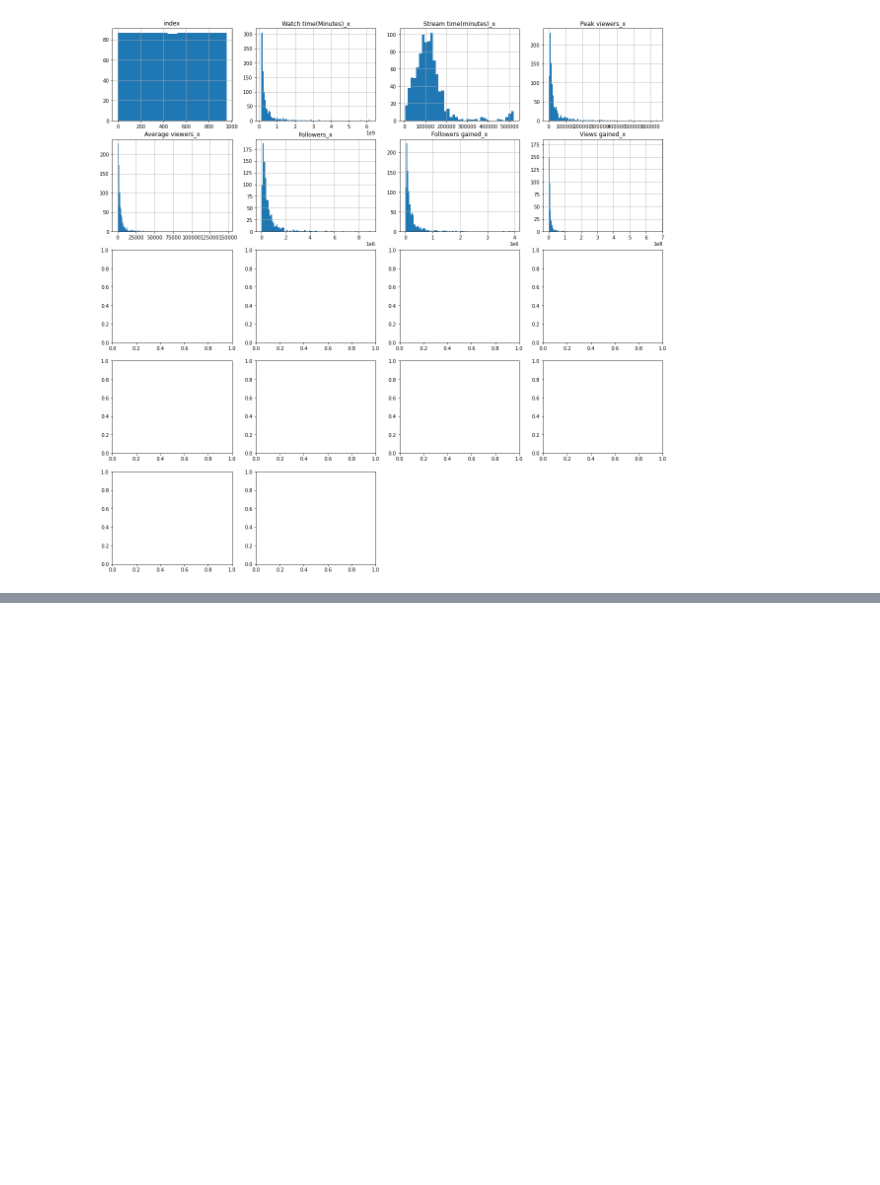
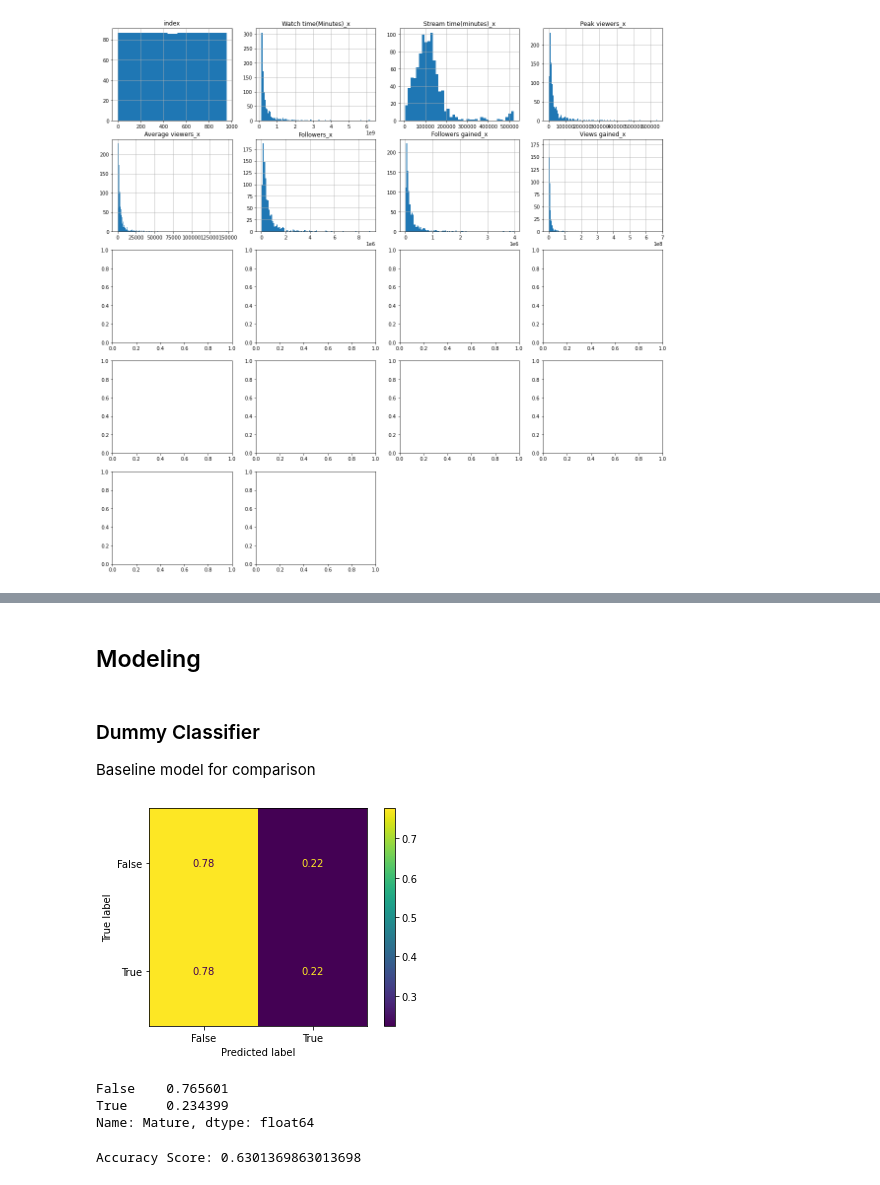
Before and after one commit to meowkaiser/Twitch-Analytics, a Jupyter notebook: Michael Schor Notebook.ipynb, the cells around one changed output, grey strips where cells are left out. Drawn from its saved outputs; the diff is of its cells as text; code cells hidden in the pictures; blank space fills up the shorter version.

Commit message:
messing with Mature as a target variable

```diff
--- a/Michael Schor Notebook.ipynb
+++ b/Michael Schor Notebook.ipynb
@@ -237,0 +299,2 @@ TypeError: numpy boolean subtract, the `-` operator, is not supported, use the b
+# %%
+X_train, X_test, y_train, y_test = train_test_split(X, y, random_state=42)
@@ -237,0 +305,52 @@ TypeError: numpy boolean subtract, the `-` operator, is not supported, use the b
+# %%
+#Ohe-ing Train set
+X_train_cat = X_train.select_dtypes('object')
+
+ohe = OneHotEncoder(sparse=False, handle_unknown = 'ignore')
+
+dums_train = ohe.fit_transform(X_train_cat)
+dums_train_df = pd.DataFrame(dums_train,
+                       columns=ohe.get_feature_names(),
+                       index=X_train_cat.index)
+
+nums_train_df = X_train.select_dtypes(['int64','float64'])
+
+X_train_clean = pd.concat([nums_train_df, dums_train_df], axis=1)
+# %%
+#Ohe-ing Test set
+X_test_cat = X_test.select_dtypes('object')
+
+dums_test = ohe.transform(X_test_cat)
+dums_test_df = pd.DataFrame(dums_test,
+                       columns=ohe.get_feature_names(),
+                       index=X_test_cat.index)
+
+nums_test_df = X_test.select_dtypes(['int64','float64'])
+
+X_test_clean = pd.concat([nums_test_df, dums_test_df], axis=1)
+# %% [markdown]
+## Modeling
+# %% [markdown]
+### Dummy Classifier
+
+Baseline model for comparison
+# %%
+dummy = DummyClassifier(random_state=42)
+
+#establishing random_state for reproducibility
+dummy.fit(X_train_clean, y_train)
+y_pred = dummy.predict(X_test_clean)
+# %%
+plot_confusion_matrix(estimator=dummy, X=X_test_clean, y_true=y_test, normalize='true');
+# %% [output]
+[figure, added]
+# %%
+y_train.value_counts(normalize=True)
+# %% [output]
+False    0.765601
+True     0.234399
+Name: Mature, dtype: float64
+# %%
+print("Accuracy Score: {}".format(accuracy_score(y_test, y_pred)))
+# %% [output]
+Accuracy Score: 0.6301369863013698
```
Also changed, not shown: parts of 13 cells of this notebook.
